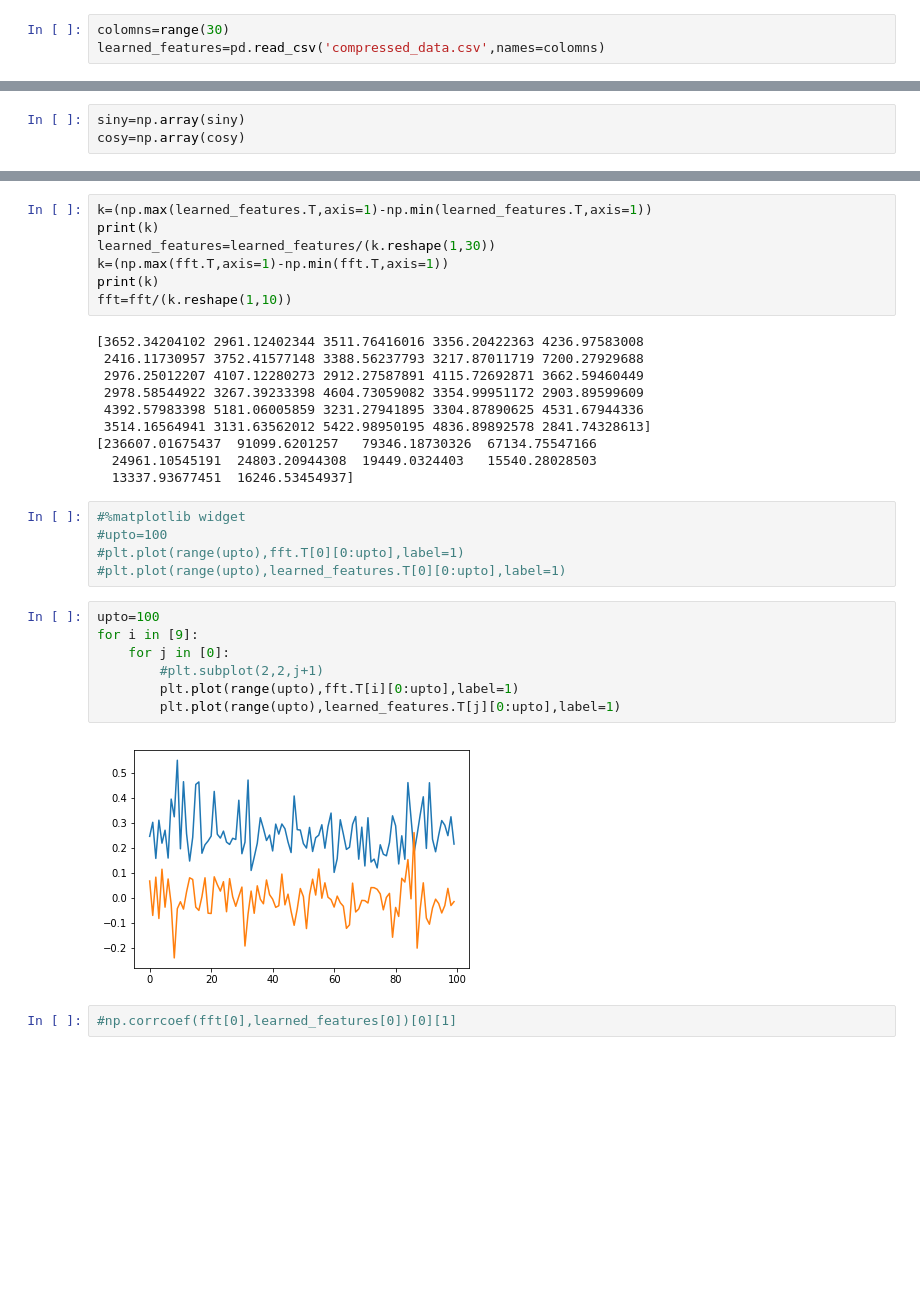
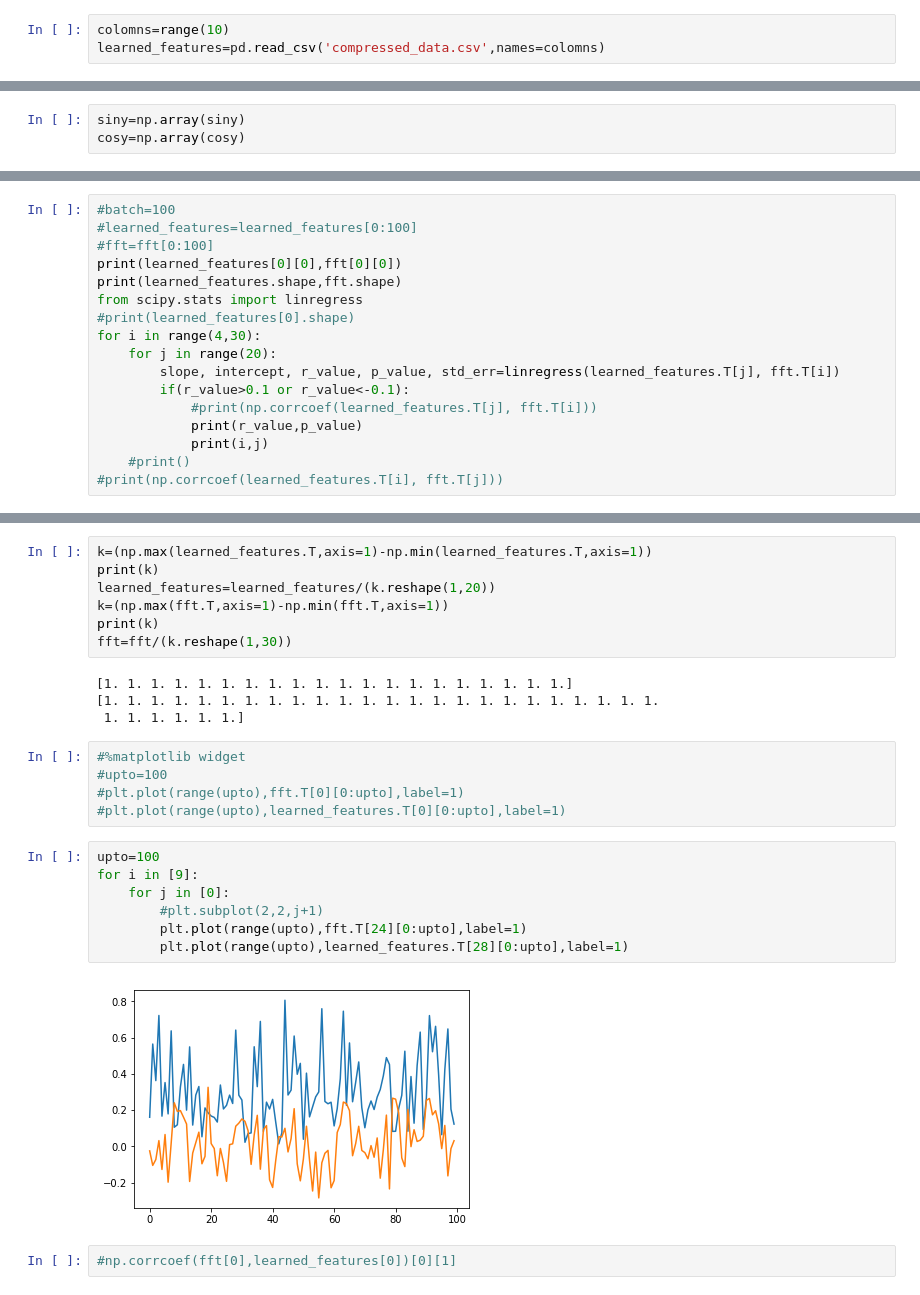
Before and after one commit to Dhawalbabbar/Autoencoder-unsupervised, a Jupyter notebook: Correlation between learned features.ipynb, the cells around one changed output, grey strips where cells are left out. Drawn from its saved outputs; the diff is of its cells as text; blank space fills up the shorter version.

```diff
--- a/Correlation between learned features.ipynb
+++ b/Correlation between learned features.ipynb
@@ -3,7 +3,7 @@ import pandas as pd
 import numpy as np
 from time import sleep
 # %%
-colomns=range(30)
+colomns=range(10)
 learned_features=pd.read_csv('compressed_data.csv',names=colomns)
 # %%
 learned_features=learned_features.values
@@ -67,0 +69,17 @@ LinregressResult(slope=-2.0912460038790015, intercept=23102.147357088987, rvalue
+# %%
+#batch=100
+#learned_features=learned_features[0:100]
+#fft=fft[0:100]
+print(learned_features[0][0],fft[0][0])
+print(learned_features.shape,fft.shape)
+from scipy.stats import linregress
+#print(learned_features[0].shape)
+for i in range(4,30):
+    for j in range(20):
+        slope, intercept, r_value, p_value, std_err=linregress(learned_features.T[j], fft.T[i])
+        if(r_value>0.1 or r_value<-0.1):
+            #print(np.corrcoef(learned_features.T[j], fft.T[i]))
+            print(r_value,p_value)
+            print(i,j)
+    #print()
+#print(np.corrcoef(learned_features.T[i], fft.T[j]))
@@ -84,20 +119,14 @@ plt.plot(range(890),x2,label=1)
 # %%
 k=(np.max(learned_features.T,axis=1)-np.min(learned_features.T,axis=1))
 print(k)
-learned_features=learned_features/(k.reshape(1,30))
+learned_features=learned_features/(k.reshape(1,20))
 k=(np.max(fft.T,axis=1)-np.min(fft.T,axis=1))
 print(k)
-fft=fft/(k.reshape(1,10))
+fft=fft/(k.reshape(1,30))
 # %% [output]
-[3652.34204102 2961.12402344 3511.76416016 3356.20422363 4236.97583008
- 2416.11730957 3752.41577148 3388.56237793 3217.87011719 7200.27929688
- 2976.25012207 4107.12280273 2912.27587891 4115.72692871 3662.59460449
- 2978.58544922 3267.39233398 4604.73059082 3354.99951172 2903.89599609
- 4392.57983398 5181.06005859 3231.27941895 3304.87890625 4531.67944336
- 3514.16564941 3131.63562012 5422.98950195 4836.89892578 2841.74328613]
-[236607.01675437  91099.6201257   79346.18730326  67134.75547166
-  24961.10545191  24803.20944308  19449.0324403   15540.28028503
-  13337.93677451  16246.53454937]
+[1. 1. 1. 1. 1. 1. 1. 1. 1. 1. 1. 1. 1. 1. 1. 1. 1. 1. 1. 1.]
+[1. 1. 1. 1. 1. 1. 1. 1. 1. 1. 1. 1. 1. 1. 1. 1. 1. 1. 1. 1. 1. 1. 1. 1.
+ 1. 1. 1. 1. 1. 1.]
 # %%
 #%matplotlib widget
 #upto=100
@@ -106,12 +135,12 @@ fft=fft/(k.reshape(1,10))
 # %%
 upto=100
 for i in [9]:
     for j in [0]:
         #plt.subplot(2,2,j+1)
-        plt.plot(range(upto),fft.T[i][0:upto],label=1)
-        plt.plot(range(upto),learned_features.T[j][0:upto],label=1)
+        plt.plot(range(upto),fft.T[24][0:upto],label=1)
+        plt.plot(range(upto),learned_features.T[28][0:upto],label=1)
 # %% [output]
-[figure, old version]
+[figure, new version]
 # %%
 #np.corrcoef(fft[0],learned_features[0])[0][1]
 # %%
```
Also changed, not shown: parts of 14 cells of this notebook, 10 other files.
